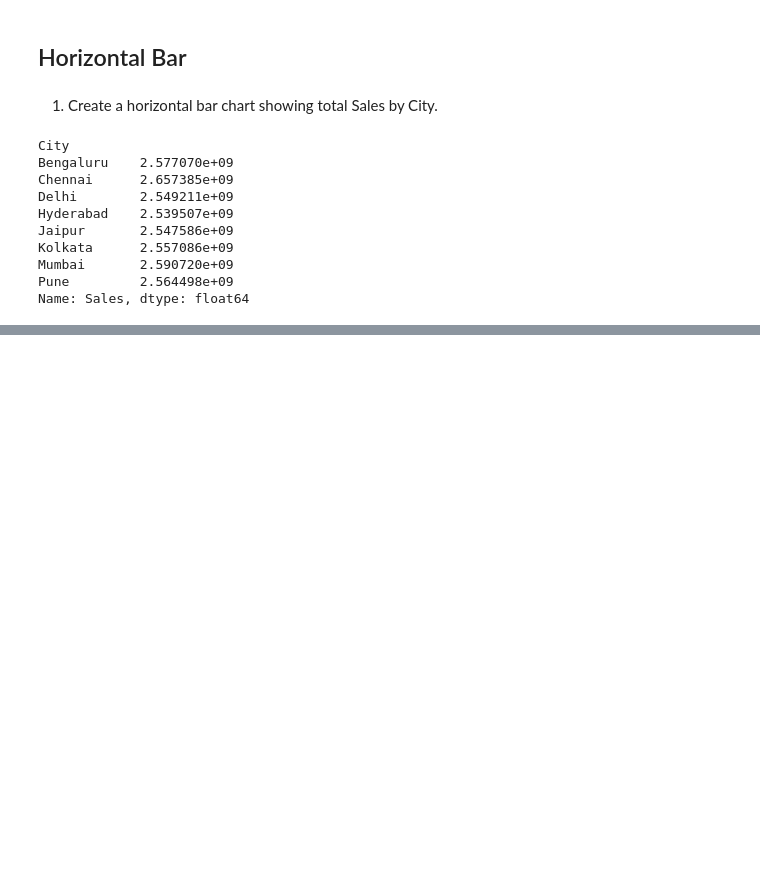
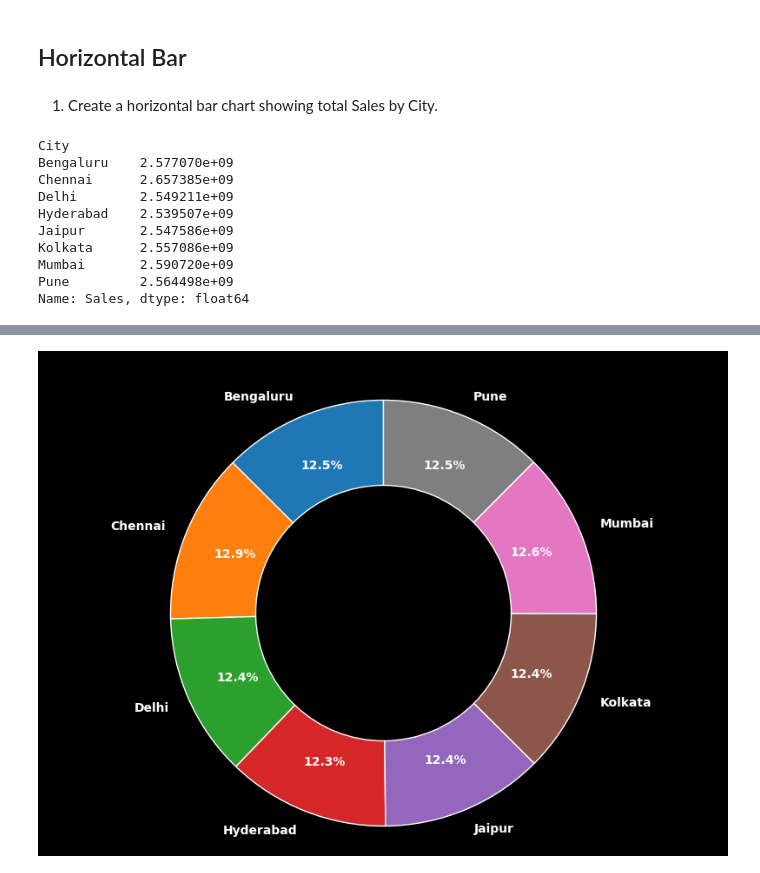
Before and after one commit to Suraj-kumar121K/Matplotlib, a Jupyter notebook: Practice/chart_practice.ipynb, the cells around one changed output, grey strips where cells are left out. Drawn from its saved outputs; the diff is of its cells as text; code cells hidden in the pictures; blank space fills up the shorter version.

```diff
--- a/Practice/chart_practice.ipynb
+++ b/Practice/chart_practice.ipynb
@@ -1424,0 +863,27 @@ Create a stackplot showing monthly Sales by Payment Method.
+# %%
+City_Sales = df.groupby("City")["Sales"].sum()
+# %%
+plt.figure(figsize=(10, 7), dpi=100, facecolor="black")
+
+plt.pie(
+    City_Sales.values,
+    labels=City_Sales.index,
+    autopct="%1.1f%%",
+    startangle=90,
+    pctdistance=0.75,
+    wedgeprops={
+        "width": 0.4,
+        "edgecolor": "white"
+    },
+    textprops={
+        "color":"white",
+        "fontweight":"bold",
+        "fontsize":10
+    }
+)
+
+plt.title("Total Sales by City")
+plt.axis("equal")
+plt.show()
+# %% [output]
+[figure, added]
```
Also changed, not shown: parts of 42 cells of this notebook.
